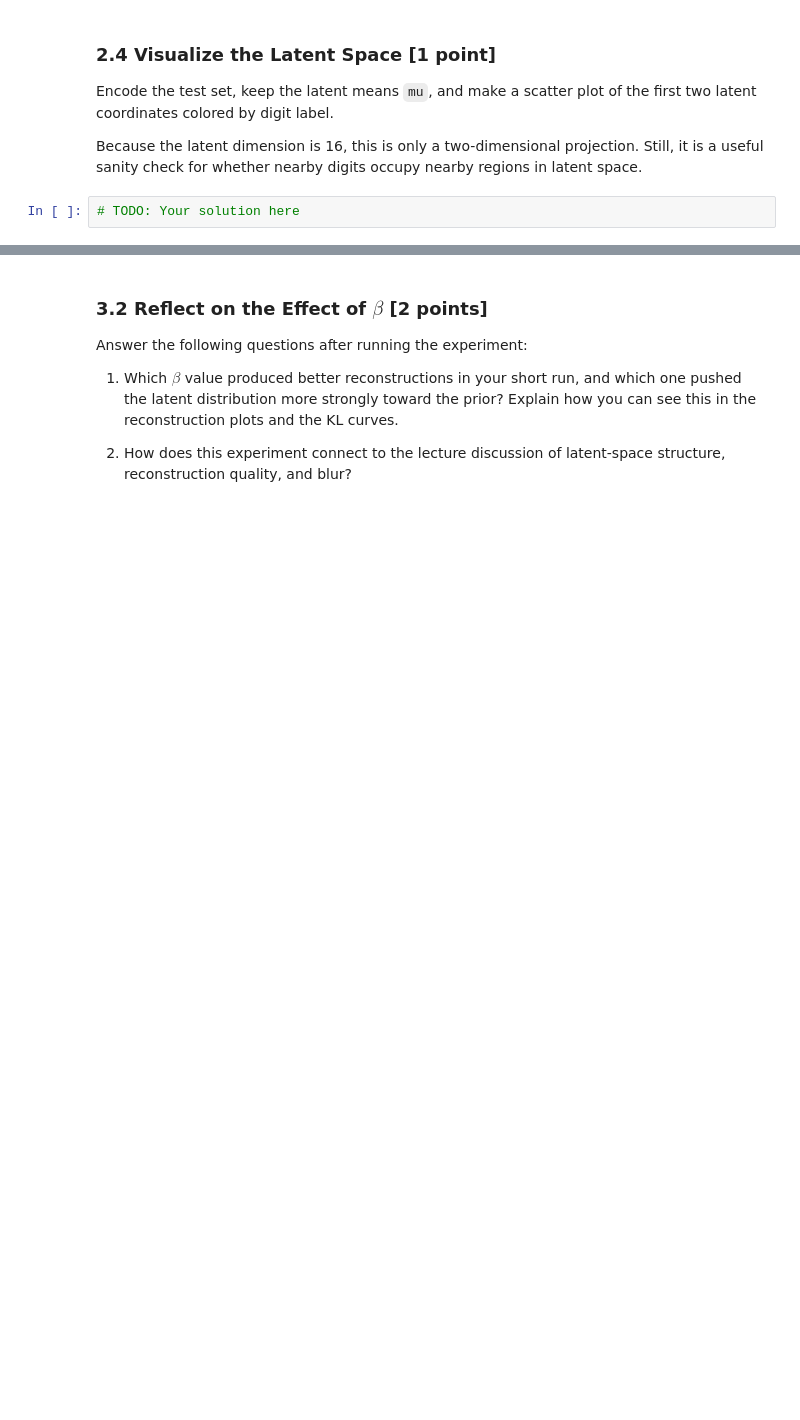
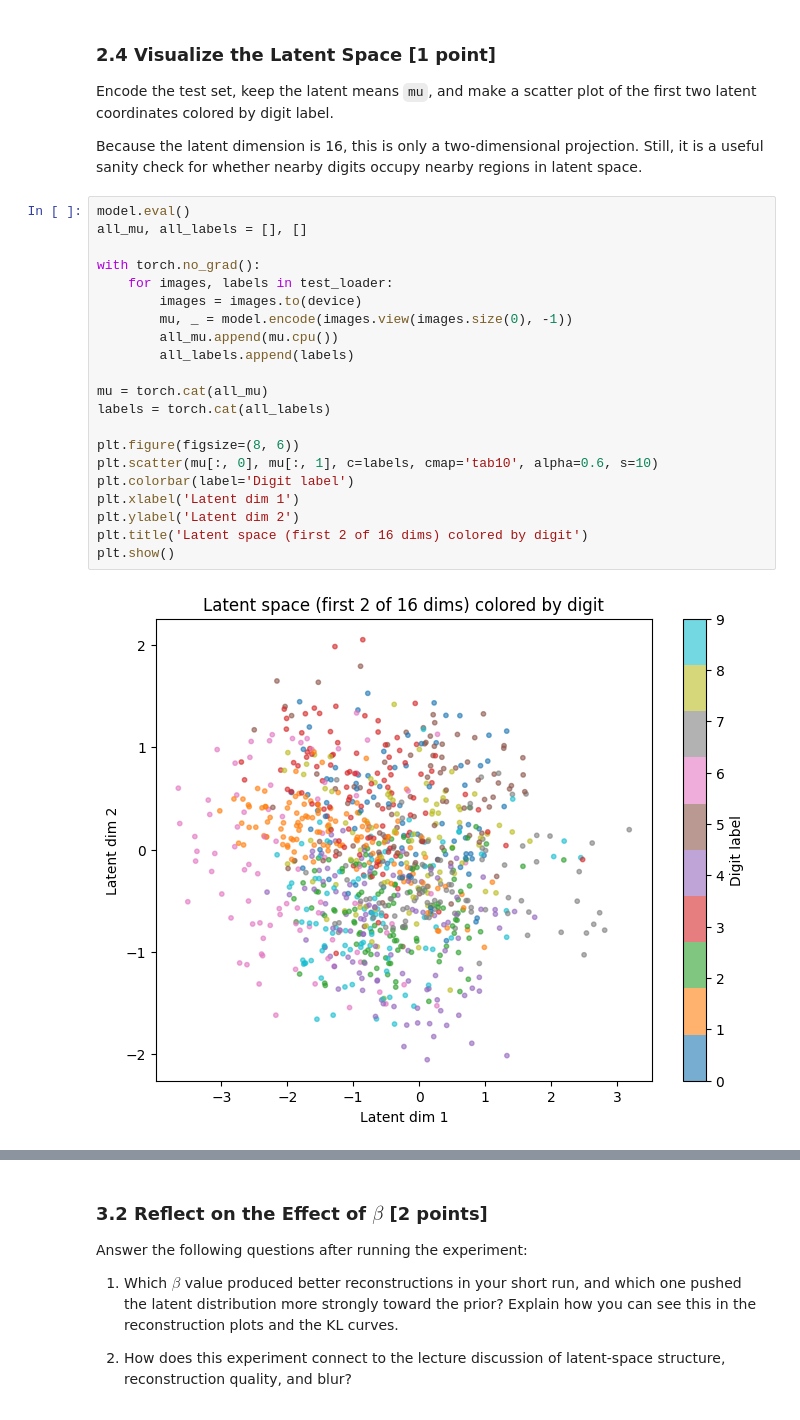
Before and after one commit to opometun/evolution-of-ml-models, a Jupyter notebook: exercise05-vae/exercise05-generative-learning.ipynb, the cells around one changed output, grey strips where cells are left out. Saved outputs shown, nothing was run; the diff lists cells and outputs as text; blank space fills up the shorter version.

```diff
--- a/exercise05-vae/exercise05-generative-learning.ipynb
+++ b/exercise05-vae/exercise05-generative-learning.ipynb
@@ -223,7 +360,28 @@ Because the latent dimension is 16, this is only a two-dimensional
 projection. Still, it is a useful sanity check for whether nearby digits
 occupy nearby regions in latent space.
 # %%
-# TODO: Your solution here
+model.eval()
+all_mu, all_labels = [], []
+
+with torch.no_grad():
+    for images, labels in test_loader:
+        images = images.to(device)
+        mu, _ = model.encode(images.view(images.size(0), -1))
+        all_mu.append(mu.cpu())
+        all_labels.append(labels)
+
+mu = torch.cat(all_mu)
+labels = torch.cat(all_labels)
+
+plt.figure(figsize=(8, 6))
+plt.scatter(mu[:, 0], mu[:, 1], c=labels, cmap='tab10', alpha=0.6, s=10)
+plt.colorbar(label='Digit label')
+plt.xlabel('Latent dim 1')
+plt.ylabel('Latent dim 2')
+plt.title('Latent space (first 2 of 16 dims) colored by digit')
+plt.show()
+# %% [output]
+[figure, added]
 # %% [markdown]
 ### 2.5 Interpret the VAE Results \[2 points\]
 
```
Also changed, not shown: parts of 10 cells of this notebook.
